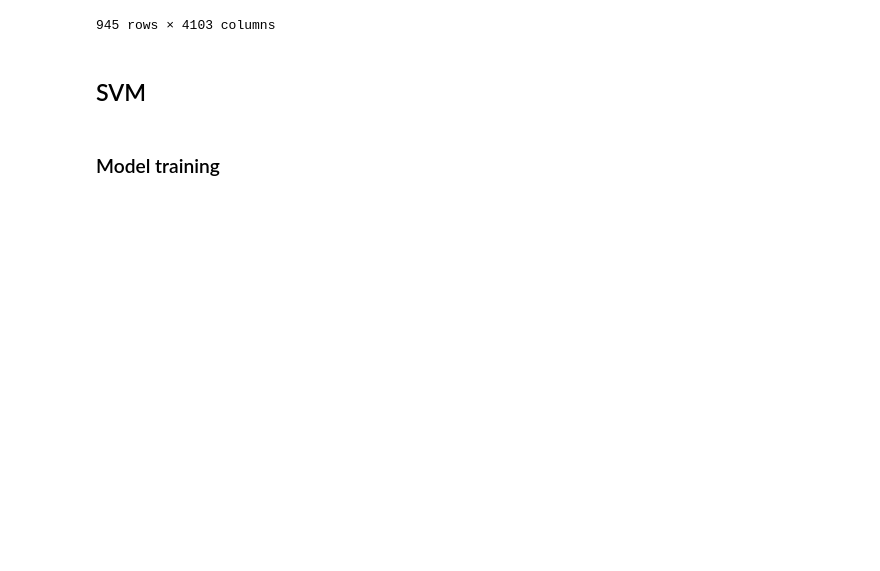
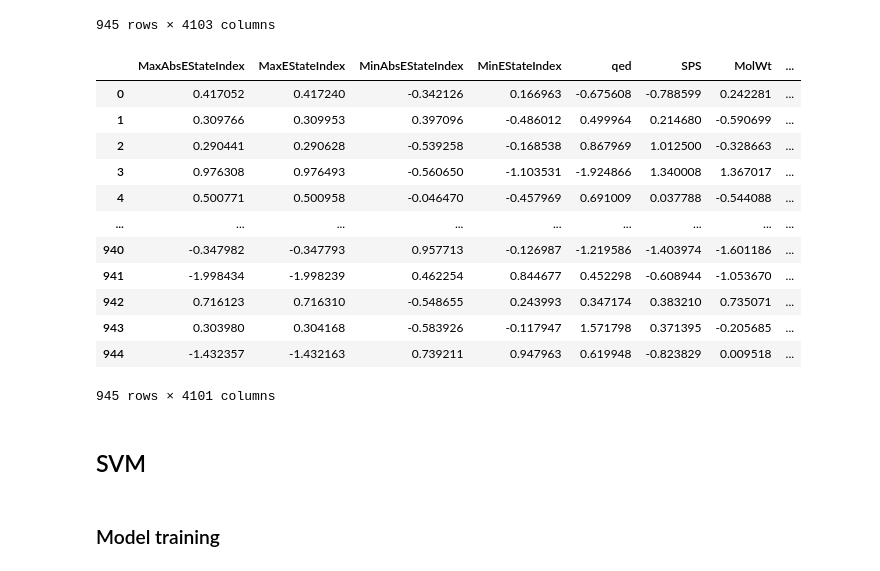
Before and after one commit to junqilu/BBBPrediction, a Jupyter notebook: baseline_models_training.ipynb, the cells around one changed output. Cells and saved outputs as stored; diff of their text form; code cells hidden in the pictures; blank space fills up the shorter version.

```diff
--- a/baseline_models_training.ipynb
+++ b/baseline_models_training.ipynb
@@ -41,4 +41,36 @@ regression_df_expanded_cleaned
 | 943 | CCC1=C2C(=CC=C1)C3=C(N2)C(OCC3)(C... | 11.285827 | 11.285827 | 0.004742 | -0.820305 | 0.905784 | 21.428571 | ... |
 | 944 | CN1C(=NC(=N1)C2=CC=C(C=C2)OC)C3=C... | 5.198105 | 5.198105 | 0.715894 | 0.715894 | 0.723257 | 11.041667 | ... |
 945 rows × 4103 columns
+# %%
+# Data pre-processing
+
+regression_X = regression_df_expanded_cleaned.loc[
+                   :,
+                   ~regression_df_expanded_cleaned.columns.isin(
+                       ['SMILES', 'logBB'])
+                   ]
+
+regression_y = regression_df_expanded_cleaned['logBB']
+
+
+data_processing_pipeline = Pipeline([
+    ('scaler', StandardScaler().set_output(transform='pandas'))
+])
+
+regression_X_processed=data_processing_pipeline.fit_transform(regression_X)
+regression_X_processed
+# %% [output]
+|  | MaxAbsEStateIndex | MaxEStateIndex | MinAbsEStateIndex | MinEStateIndex | qed | SPS | MolWt | ... |
+| 0 | 0.417052 | 0.417240 | -0.342126 | 0.166963 | -0.675608 | -0.788599 | 0.242281 | ... |
+| 1 | 0.309766 | 0.309953 | 0.397096 | -0.486012 | 0.499964 | 0.214680 | -0.590699 | ... |
+| 2 | 0.290441 | 0.290628 | -0.539258 | -0.168538 | 0.867969 | 1.012500 | -0.328663 | ... |
+| 3 | 0.976308 | 0.976493 | -0.560650 | -1.103531 | -1.924866 | 1.340008 | 1.367017 | ... |
+| 4 | 0.500771 | 0.500958 | -0.046470 | -0.457969 | 0.691009 | 0.037788 | -0.544088 | ... |
+| ... | ... | ... | ... | ... | ... | ... | ... | ... |
+| 940 | -0.347982 | -0.347793 | 0.957713 | -0.126987 | -1.219586 | -1.403974 | -1.601186 | ... |
+| 941 | -1.998434 | -1.998239 | 0.462254 | 0.844677 | 0.452298 | -0.608944 | -1.053670 | ... |
+| 942 | 0.716123 | 0.716310 | -0.548655 | 0.243993 | 0.347174 | 0.383210 | 0.735071 | ... |
+| 943 | 0.303980 | 0.304168 | -0.583926 | -0.117947 | 1.571798 | 0.371395 | -0.205685 | ... |
+| 944 | -1.432357 | -1.432163 | 0.739211 | 0.947963 | 0.619948 | -0.823829 | 0.009518 | ... |
+945 rows × 4101 columns
 # %%
```
Also changed, not shown: parts of 10 cells of this notebook, 8 other files.
